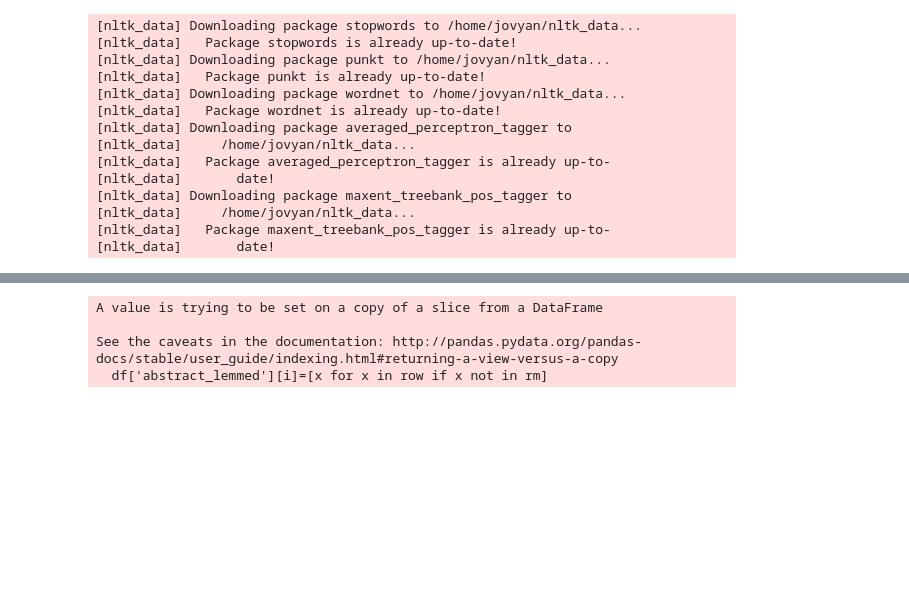
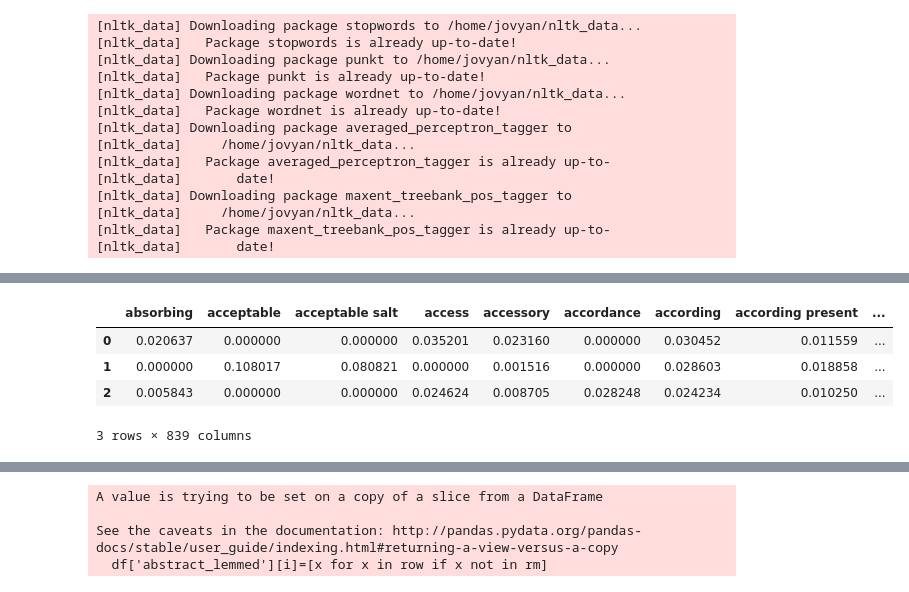
Before and after one commit to LawrenceGlenn/Exploration_of_Patent_Data, a Jupyter notebook: Untitled.ipynb, the cells around one changed output, grey strips where cells are left out. Cells and saved outputs as stored; diff of their text form; code cells hidden in the pictures; blank space fills up the shorter version.

```diff
--- a/Untitled.ipynb
+++ b/Untitled.ipynb
@@ -102,0 +141,12 @@ top_words(H,tfidf_matrix.columns,10)
+# %%
+
+H = nmf.components_
+# Make interpretable
+H = pd.DataFrame(H,columns=tfidf_matrix.columns)
+H
+# %% [output]
+|  | absorbing | acceptable | acceptable salt | access | accessory | accordance | according | according present | ... |
+| 0 | 0.020637 | 0.000000 | 0.000000 | 0.035201 | 0.023160 | 0.000000 | 0.030452 | 0.011559 | ... |
+| 1 | 0.000000 | 0.108017 | 0.080821 | 0.000000 | 0.001516 | 0.000000 | 0.028603 | 0.018858 | ... |
+| 2 | 0.005843 | 0.000000 | 0.000000 | 0.024624 | 0.008705 | 0.028248 | 0.024234 | 0.010250 | ... |
+3 rows × 839 columns
```
Also changed, not shown: parts of 26 cells of this notebook, 2 other files.
